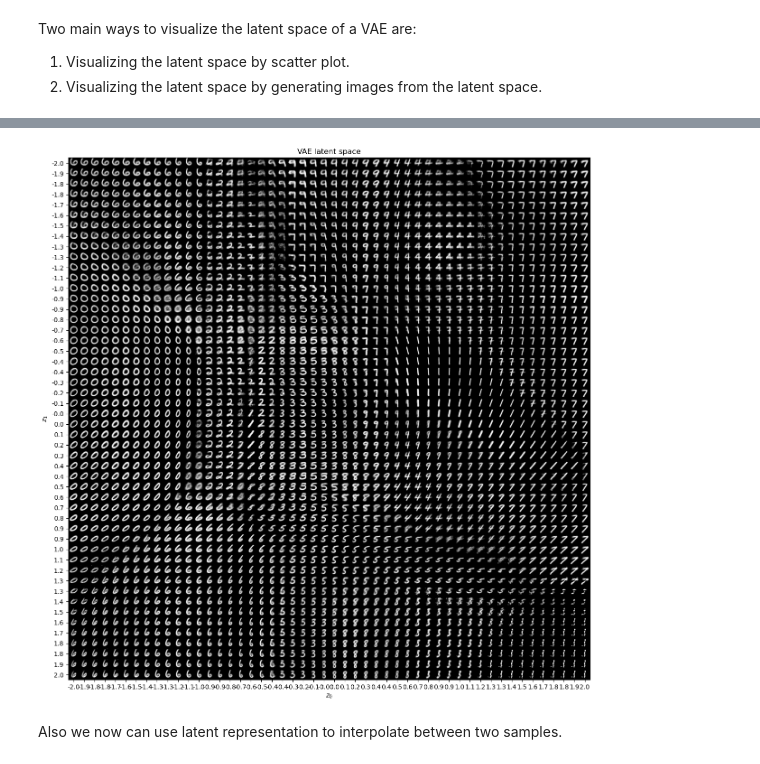
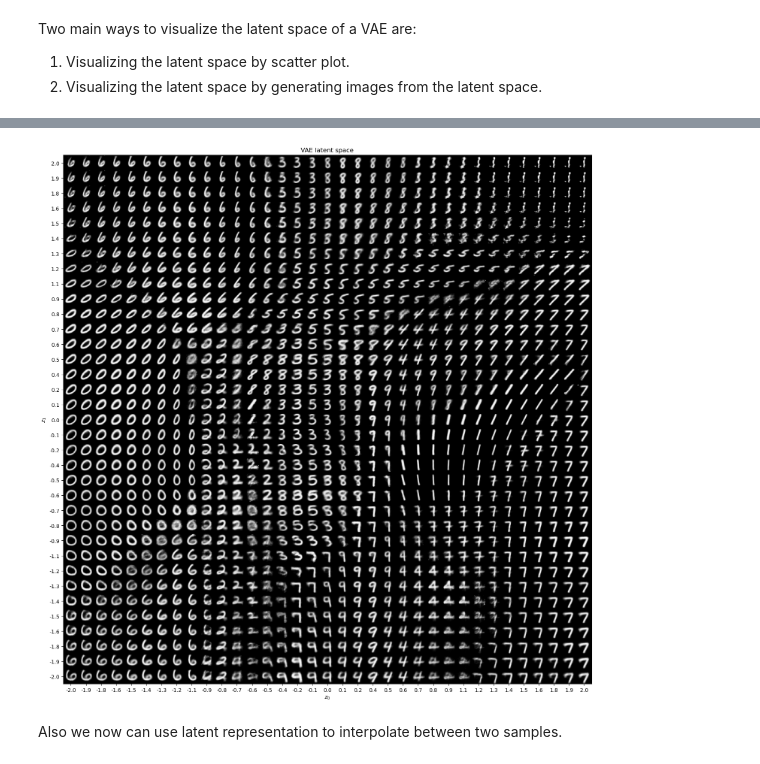
Before and after one commit to Nekson228/ETU2024_AISeminar_DataCompression, a Jupyter notebook: notebooks/vae/mnist_vae_2d_demo.ipynb, the cells around one changed output, grey strips where cells are left out. Saved outputs shown, nothing was run; the diff lists cells and outputs as text; code cells hidden in the pictures.

```diff
--- a/notebooks/vae/mnist_vae_2d_demo.ipynb
+++ b/notebooks/vae/mnist_vae_2d_demo.ipynb
@@ -39,17 +40,16 @@ def sample_plot_latent_space(model: VAE,
     figure = np.zeros((digit_size * num_points, digit_size * num_points))
 
     grid_x = np.linspace(min_x, max_x, num_points)
-    grid_y = np.linspace(min_y, max_y, num_points)
+    grid_y = np.linspace(min_y, max_y, num_points)[::-1]
 
     for i, yi in enumerate(grid_y):
         for j, xi in enumerate(grid_x):
             z_sample = torch.tensor([[xi, yi]], dtype=torch.float32)
             x_decoded = model.decoder(z_sample)
             digit = x_decoded[0].reshape(digit_size, digit_size)
-            figure[
-            i * digit_size: (i + 1) * digit_size,
-            j * digit_size: (j + 1) * digit_size
-            ] = digit.detach().numpy()
+            figure_rows = slice(i * digit_size, (i + 1) * digit_size)
+            figure_cols = slice(j * digit_size, (j + 1) * digit_size)
+            figure[figure_rows, figure_cols] = digit.detach().numpy()
 
     plt.figure(figsize=(15, 15))
     plt.title("VAE latent space")
@@ -68,7 +68,7 @@ def sample_plot_latent_space(model: VAE,
     plt.ylabel("$z_1$")
 
     plt.imshow(figure, cmap='Greys_r')
-    plt.show()
+    plt.tight_layout()
 # %%
 def scatter_plot_latent_space(model: VAE, dataset: torch.utils.data.Dataset):
     z = []
@@ -99,7 +101,8 @@ scatter_plot_latent_space(model, dataset)
 # %%
-sample_plot_latent_space(model, min_x=-2, min_y=-2, max_x=2, max_y=2, num_points=50)
+sample_plot_latent_space(model, min_x=-2, min_y=-2, max_x=2, max_y=2, num_points=35)
+plt.savefig('../../resources/vae/vae_latent_space_sample.png', transparent=True)
 # %% [output]
-[figure, old version]
+[figure, new version]
 # %% [markdown]
 Also we now can use latent representation to interpolate between two samples.
 # %%
```
Also changed, not shown: parts of 3 cells of this notebook, 4 other files.
